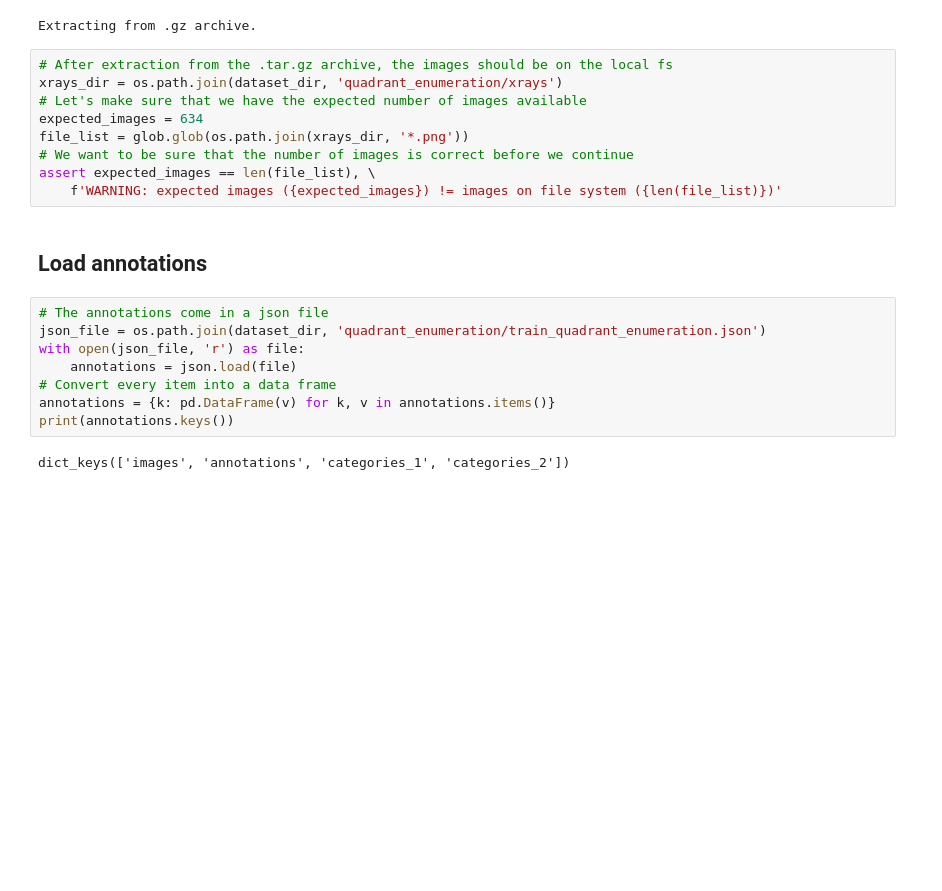
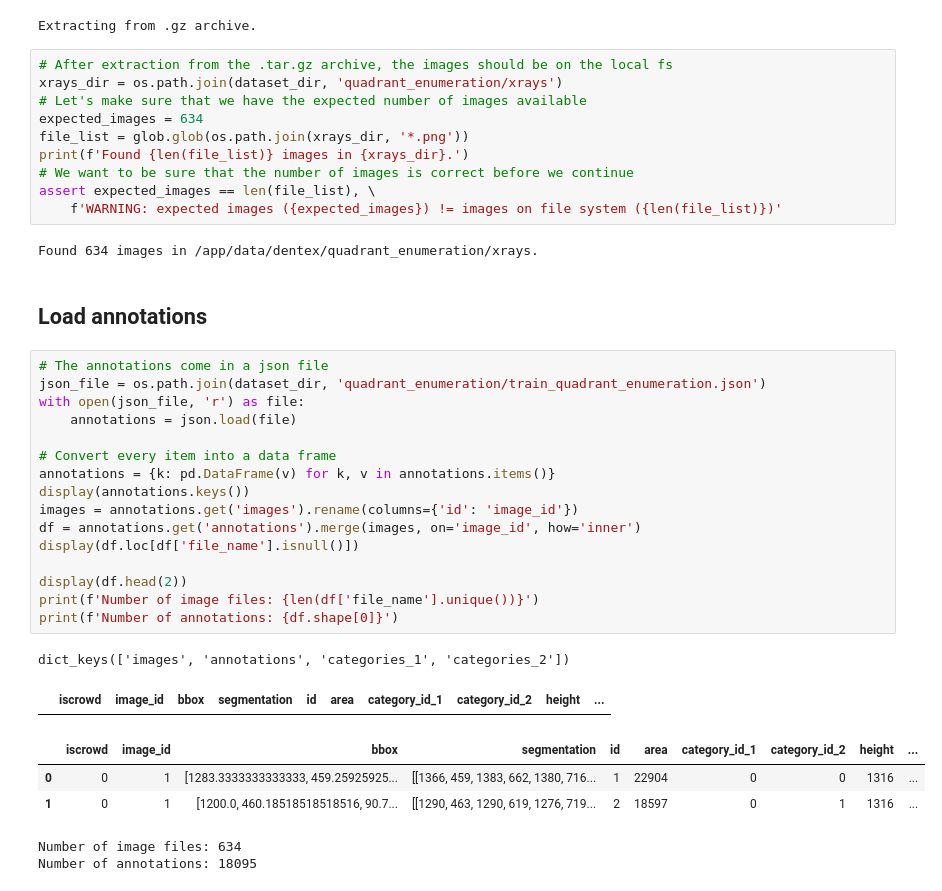
Before and after one commit to awerdich/computervision, a Jupyter notebook: notebooks/detection/01_download_dataset.ipynb, the cells around one changed output. Cells and saved outputs as stored; diff of their text form; blank space fills up the shorter version.

Commit message:
Download Dentex data set

```diff
--- a/notebooks/detection/01_download_dataset.ipynb
+++ b/notebooks/detection/01_download_dataset.ipynb
@@ -49,18 +73,35 @@ xrays_dir = os.path.join(dataset_dir, 'quadrant_enumeration/xrays')
 # Let's make sure that we have the expected number of images available
 expected_images = 634
 file_list = glob.glob(os.path.join(xrays_dir, '*.png'))
+print(f'Found {len(file_list)} images in {xrays_dir}.')
 # We want to be sure that the number of images is correct before we continue
 assert expected_images == len(file_list), \
     f'WARNING: expected images ({expected_images}) != images on file system ({len(file_list)})'
+# %% [output]
+Found 634 images in /app/data/dentex/quadrant_enumeration/xrays.
 # %% [markdown]
 ## Load annotations ##
 # %%
 # The annotations come in a json file
 json_file = os.path.join(dataset_dir, 'quadrant_enumeration/train_quadrant_enumeration.json')
 with open(json_file, 'r') as file:
     annotations = json.load(file)
+
 # Convert every item into a data frame
 annotations = {k: pd.DataFrame(v) for k, v in annotations.items()}
-print(annotations.keys())
+display(annotations.keys())
+images = annotations.get('images').rename(columns={'id': 'image_id'})
+df = annotations.get('annotations').merge(images, on='image_id', how='inner')
+display(df.loc[df['file_name'].isnull()])
+
+display(df.head(2))
+print(f'Number of image files: {len(df['file_name'].unique())}')
+print(f'Number of annotations: {df.shape[0]}')
 # %% [output]
 dict_keys(['images', 'annotations', 'categories_1', 'categories_2'])
+|  | iscrowd | image_id | bbox | segmentation | id | area | category_id_1 | category_id_2 | height | ... |
+|  | iscrowd | image_id | bbox | segmentation | id | area | category_id_1 | category_id_2 | height | ... |
+| 0 | 0 | 1 | [1283.3333333333333, 459.25925925... | [[1366, 459, 1383, 662, 1380, 716... | 1 | 22904 | 0 | 0 | 1316 | ... |
+| 1 | 0 | 1 | [1200.0, 460.18518518518516, 90.7... | [[1290, 463, 1290, 619, 1276, 719... | 2 | 18597 | 0 | 1 | 1316 | ... |
+Number of image files: 634
+Number of annotations: 18095
```
Also changed, not shown: parts of 12 cells of this notebook.
